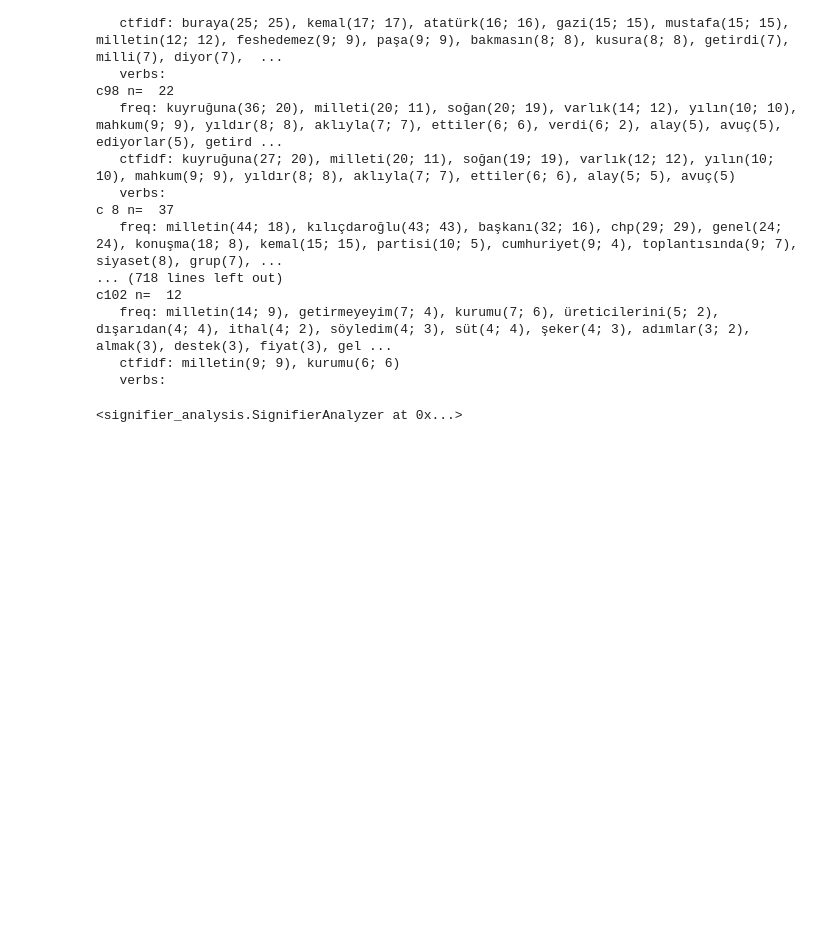
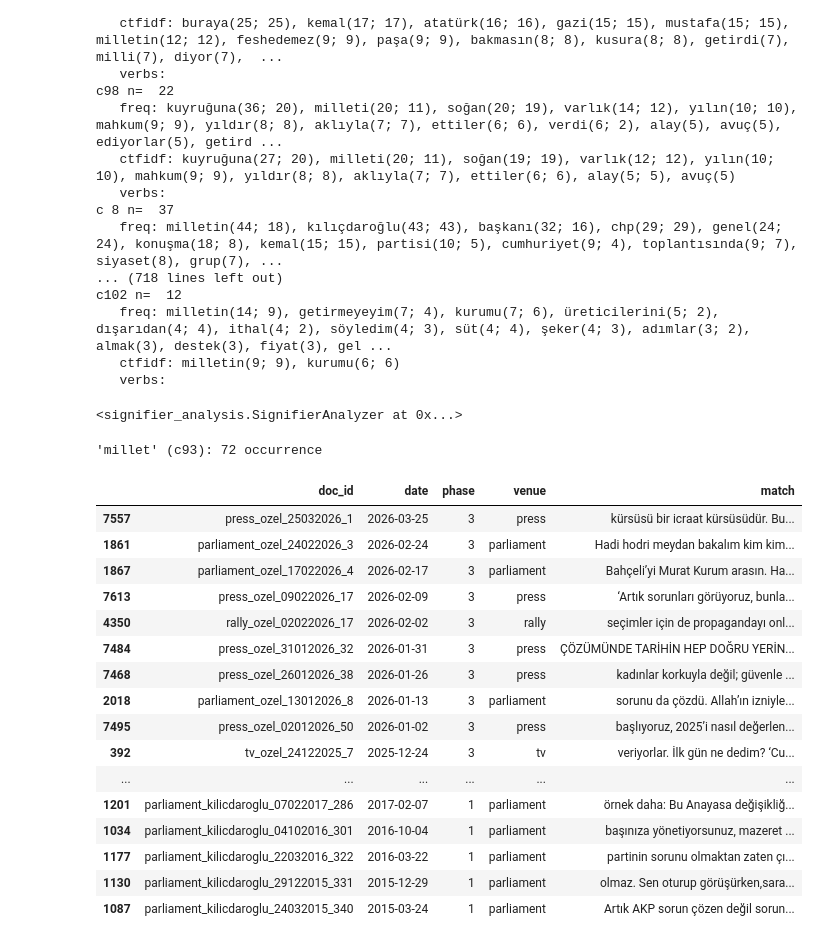
Before and after one commit to LSE-63884-2526/chp_latex, a Jupyter notebook: notebooks/millet_ctx.ipynb, the cells around one changed output. Cells and saved outputs as stored; diff of their text form; code cells hidden in the pictures; blank space fills up the shorter version.

```diff
--- a/notebooks/millet_ctx.ipynb
+++ b/notebooks/millet_ctx.ipynb
@@ -42,3 +42,24 @@ c102 n=  12
    ctfidf: milletin(9; 9), kurumu(6; 6)
    verbs:
 <signifier_analysis.SignifierAnalyzer at 0x...>
+# %%
+m.kwic_in_cluster(cluster=93)
+# %% [output]
+'millet' (c93): 72 occurrence
+|  | doc_id | date | phase | venue | match |
+| 7557 | press_ozel_25032026_1 | 2026-03-25 | 3 | press | kürsüsü bir icraat kürsüsüdür. Bu... |
+| 1861 | parliament_ozel_24022026_3 | 2026-02-24 | 3 | parliament | Hadi hodri meydan bakalım kim kim... |
+| 1867 | parliament_ozel_17022026_4 | 2026-02-17 | 3 | parliament | Bahçeli’yi Murat Kurum arasın. Ha... |
+| 7613 | press_ozel_09022026_17 | 2026-02-09 | 3 | press | ‘Artık sorunları görüyoruz, bunla... |
+| 4350 | rally_ozel_02022026_17 | 2026-02-02 | 3 | rally | seçimler için de propagandayı onl... |
+| 7484 | press_ozel_31012026_32 | 2026-01-31 | 3 | press | ÇÖZÜMÜNDE TARİHİN HEP DOĞRU YERİN... |
+| 7468 | press_ozel_26012026_38 | 2026-01-26 | 3 | press | kadınlar korkuyla değil; güvenle ... |
+| 2018 | parliament_ozel_13012026_8 | 2026-01-13 | 3 | parliament | sorunu da çözdü. Allah’ın izniyle... |
+| 7495 | press_ozel_02012026_50 | 2026-01-02 | 3 | press | başlıyoruz, 2025’i nasıl değerlen... |
+| 392 | tv_ozel_24122025_7 | 2025-12-24 | 3 | tv | veriyorlar. İlk gün ne dedim? ‘Cu... |
+| ... | ... | ... | ... | ... | ... |
+| 1201 | parliament_kilicdaroglu_07022017_286 | 2017-02-07 | 1 | parliament | örnek daha: Bu Anayasa değişikliğ... |
+| 1034 | parliament_kilicdaroglu_04102016_301 | 2016-10-04 | 1 | parliament | başınıza yönetiyorsunuz, mazeret ... |
+| 1177 | parliament_kilicdaroglu_22032016_322 | 2016-03-22 | 1 | parliament | partinin sorunu olmaktan zaten çı... |
+| 1130 | parliament_kilicdaroglu_29122015_331 | 2015-12-29 | 1 | parliament | olmaz. Sen oturup görüşürken,sara... |
+| 1087 | parliament_kilicdaroglu_24032015_340 | 2015-03-24 | 1 | parliament | Artık AKP sorun çözen değil sorun... |
```
Also changed, not shown: parts of 6 cells of this notebook, 3 other files.
